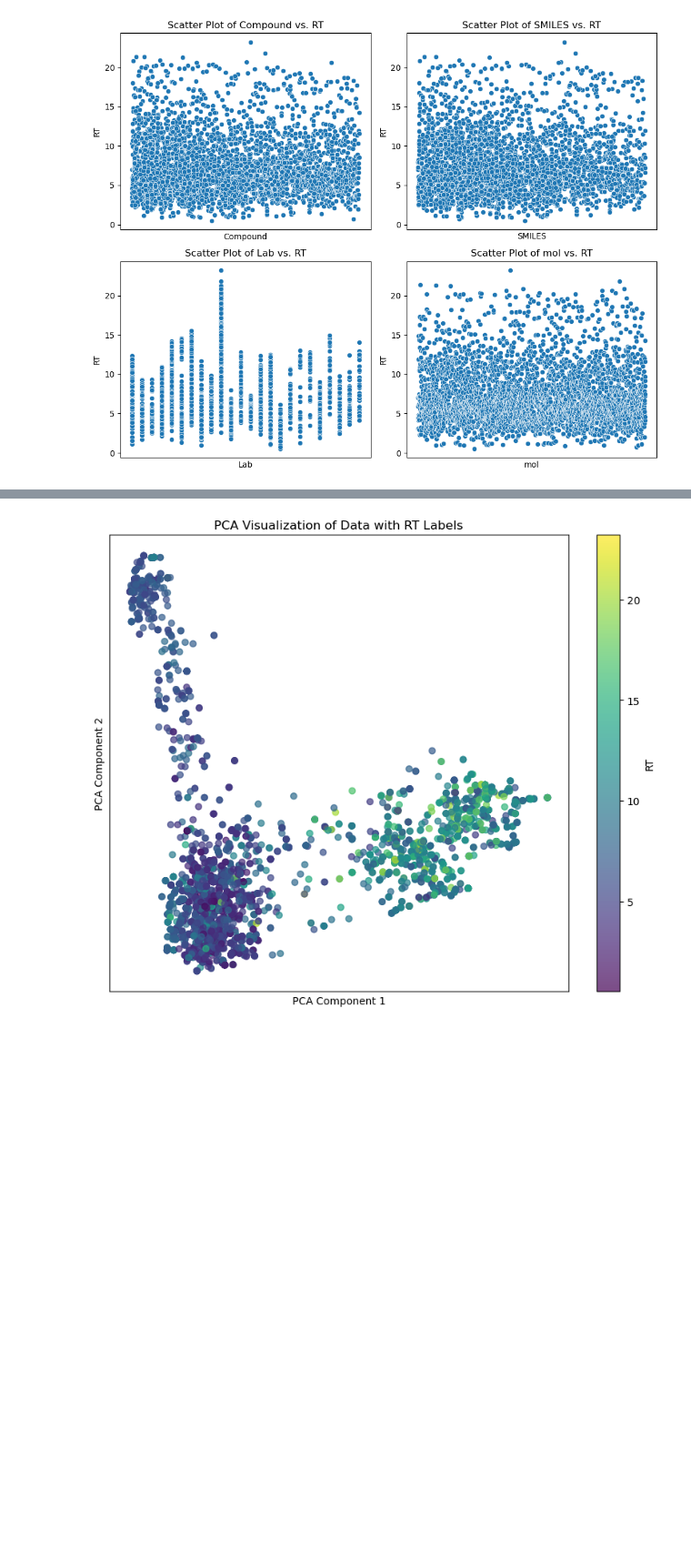
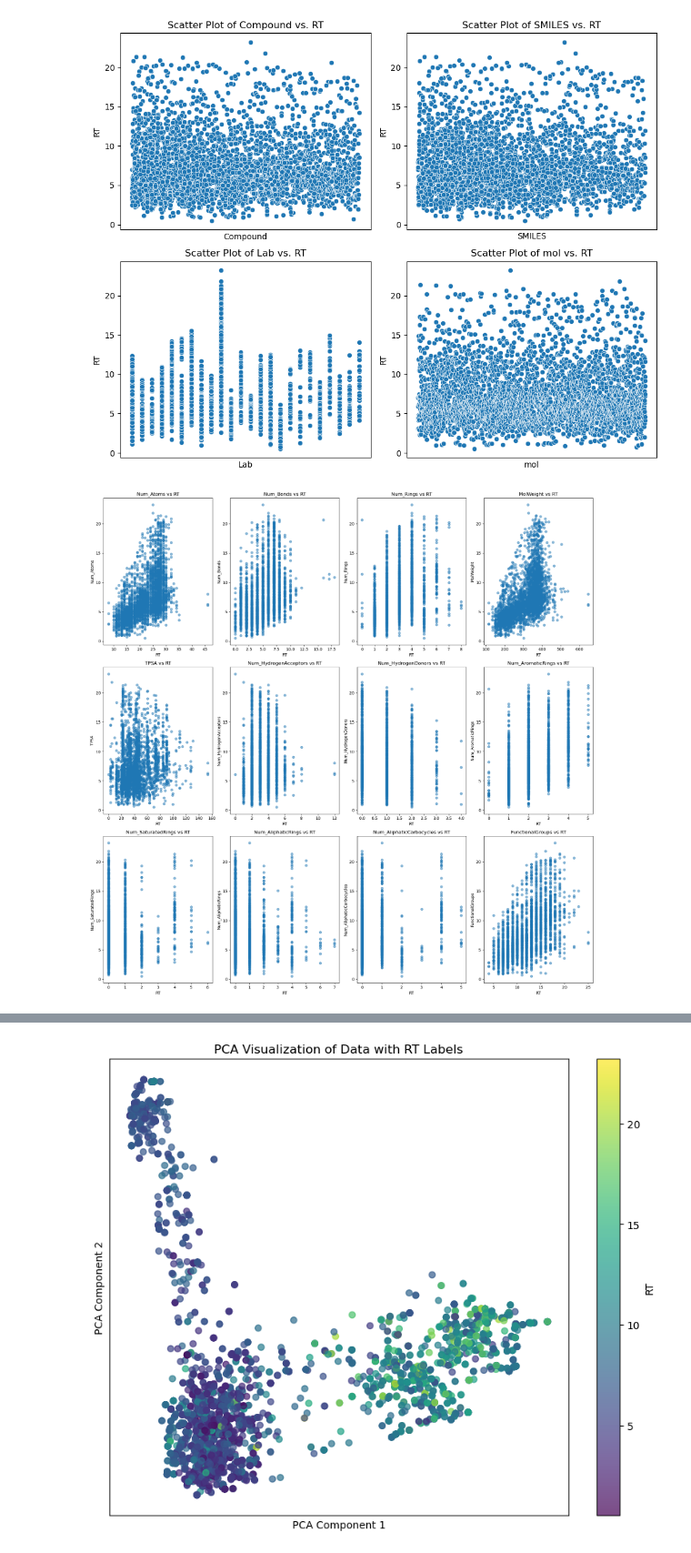
Before and after one commit to melinacherchali/RT-Analyzer, a Jupyter notebook: visualization.ipynb, the cells around one changed output, grey strips where cells are left out. Shown at 91% size. Saved outputs shown, nothing was run; the diff lists cells and outputs as text; code cells hidden in the pictures; blank space fills up the shorter version.

```diff
--- a/visualization.ipynb
+++ b/visualization.ipynb
@@ -166,3 +166,72 @@ plt.tight_layout()
 plt.show()
 # %% [output]
 [figure]
+# %%
+import matplotlib.pyplot as plt
+import pandas as pd
+from rdkit import Chem
+from rdkit.Chem import Descriptors, AllChem, ChemicalFeatures
+from rdkit import RDConfig
+import os
+df = pd.read_csv('train.csv')
+rt_values = df['RT']
+
+def analyze_all_features(dataframe, smiles_column):
+    dataframe = dataframe.copy()
+    dataframe['Molecule'] = dataframe[smiles_column].apply(Chem.MolFromSmiles)
+
+    # Basic information about the molecules
+    dataframe['Num_Atoms'] = dataframe['Molecule'].apply(Descriptors.HeavyAtomCount)
+    dataframe['Num_Bonds'] = dataframe['Molecule'].apply(Descriptors.NumRotatableBonds)
+    dataframe['Num_Rings'] = dataframe['Molecule'].apply(Descriptors.RingCount)
+    dataframe['MolWeight'] = dataframe['Molecule'].apply(Descriptors.MolWt)
+    dataframe['LogP'] = dataframe['Molecule'].apply(Descriptors.MolLogP)
+    dataframe['TPSA'] = dataframe['Molecule'].apply(Descriptors.TPSA)
+
+    # Additional molecular descriptors
+    dataframe['Num_HydrogenAcceptors'] = dataframe['Molecule'].apply(Descriptors.NumHAcceptors)
+    dataframe['Num_HydrogenDonors'] = dataframe['Molecule'].apply(Descriptors.NumHDonors)
+    dataframe['Num_AromaticRings'] = dataframe['Molecule'].apply(Descriptors.NumAromaticRings)
+    dataframe['Num_SaturatedRings'] = dataframe['Molecule'].apply(Descriptors.NumSaturatedRings)
+    dataframe['Num_AliphaticRings'] = dataframe['Molecule'].apply(Descriptors.NumAliphaticRings)
+    dataframe['Num_AliphaticCarbocycles'] = dataframe['Molecule'].apply(Descriptors.NumAliphaticCarbocycles)
+
+    # Molecular fingerprints
+    dataframe['FunctionalGroups'] = dataframe['Molecule'].apply(lambda x: len(ChemicalFeatures.BuildFeatureFactory(
+        os.path.join(RDConfig.RDDataDir, 'BaseFeatures.fdef')).GetFeaturesForMol(x)))
+    dataframe['Fingerprint'] = dataframe['Molecule'].apply(lambda x: AllChem.GetMorganFingerprintAsBitVect(x, 2))
+
+    return dataframe[['Num_Atoms', 'Num_Bonds', 'Num_Rings', 'MolWeight', 'TPSA',
+                       'Num_HydrogenAcceptors', 'Num_HydrogenDonors', 'Num_AromaticRings',
+                       'Num_SaturatedRings', 'Num_AliphaticRings', 'Num_AliphaticCarbocycles',
+                       'FunctionalGroups']]
+
+
+# Example usage
+result_df = analyze_all_features(df, 'SMILES')
+
+# Define descriptors to plot
+descriptors = ['Num_Atoms', 'Num_Bonds', 'Num_Rings', 'MolWeight', 'TPSA',
+               'Num_HydrogenAcceptors', 'Num_HydrogenDonors', 'Num_AromaticRings',
+               'Num_SaturatedRings', 'Num_AliphaticRings', 'Num_AliphaticCarbocycles',
+               'FunctionalGroups']
+
+# Plotting subplots for all features
+num_rows, num_cols = 3, 4
+fig, axes = plt.subplots(nrows=num_rows, ncols=num_cols, figsize=(18, 18))
+
+# Flatten the axes for easy indexing
+axes = axes.flatten()
+
+for i, descriptor in enumerate(descriptors):
+    axes[i].scatter(result_df[descriptor], rt_values, alpha=0.5)
+    axes[i].set_title(f'{descriptor} vs RT')
+    axes[i].set_ylabel('RT')
+    axes[i].set_xlabel(descriptor)
+
+plt.tight_layout()
+plt.show()
+
+result_df.head()
+# %% [output]
+[figure, added]
```
Also changed, not shown: parts of 5 cells of this notebook.
